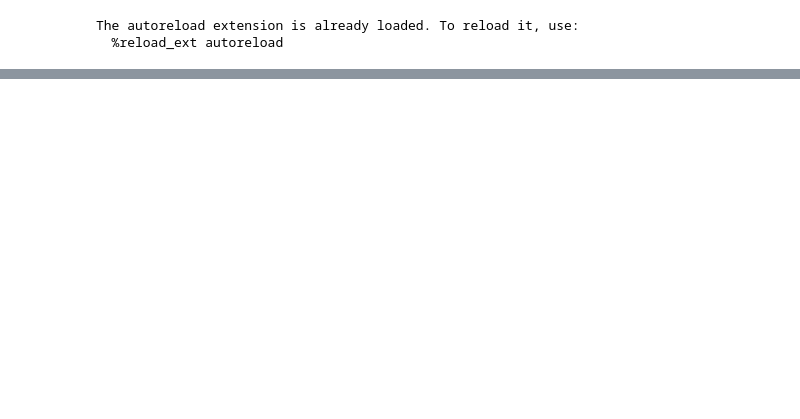
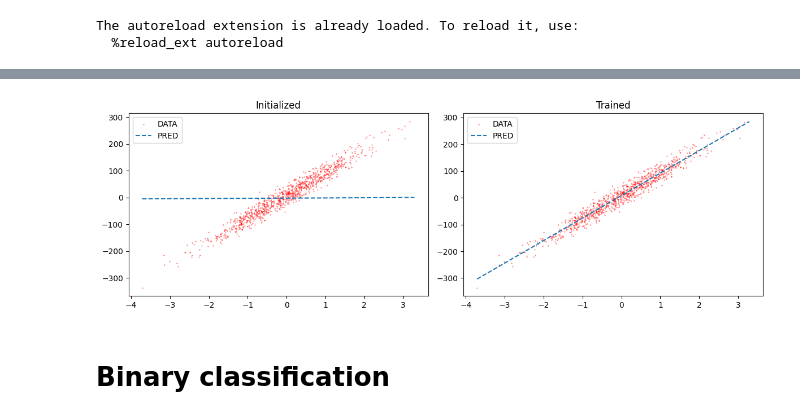
Before and after one commit to KargKarg/deep_learning_lib, a Jupyter notebook: display.ipynb, the cells around one changed output, grey strips where cells are left out. Cells and saved outputs as stored; diff of their text form; code cells hidden in the pictures; blank space fills up the shorter version.

```diff
--- a/display.ipynb
+++ b/display.ipynb
@@ -23,0 +44,21 @@ criterion = MSE(K)
+# %%
+x_range = np.arange(np.min(X), np.max(X) + 1)[:, None]
+
+fig, axes = plt.subplots(1, 2, figsize=(12, 4))
+
+axes[0].scatter(X[:, 0], Y[:, 0], s=0.1, label="DATA", c="red")
+axes[0].plot(x_range[:, 0], init_pred[:, 0], linestyle="--", label="PRED")
+axes[0].set_title("Initialized")
+axes[0].legend()
+
+axes[1].scatter(X[:, 0], Y[:, 0], s=0.1, label="DATA", c="red")
+axes[1].plot(x_range[:, 0], reg_model(x_range)[:, 0], linestyle="--", label="PRED")
+axes[1].set_title("Trained")
+axes[1].legend()
+
+plt.tight_layout()
+plt.show()
+# %% [output]
+[figure, added]
+# %% [markdown]
+# Binary classification
```
Also changed, not shown: parts of 13 cells of this notebook, 6 other files.
